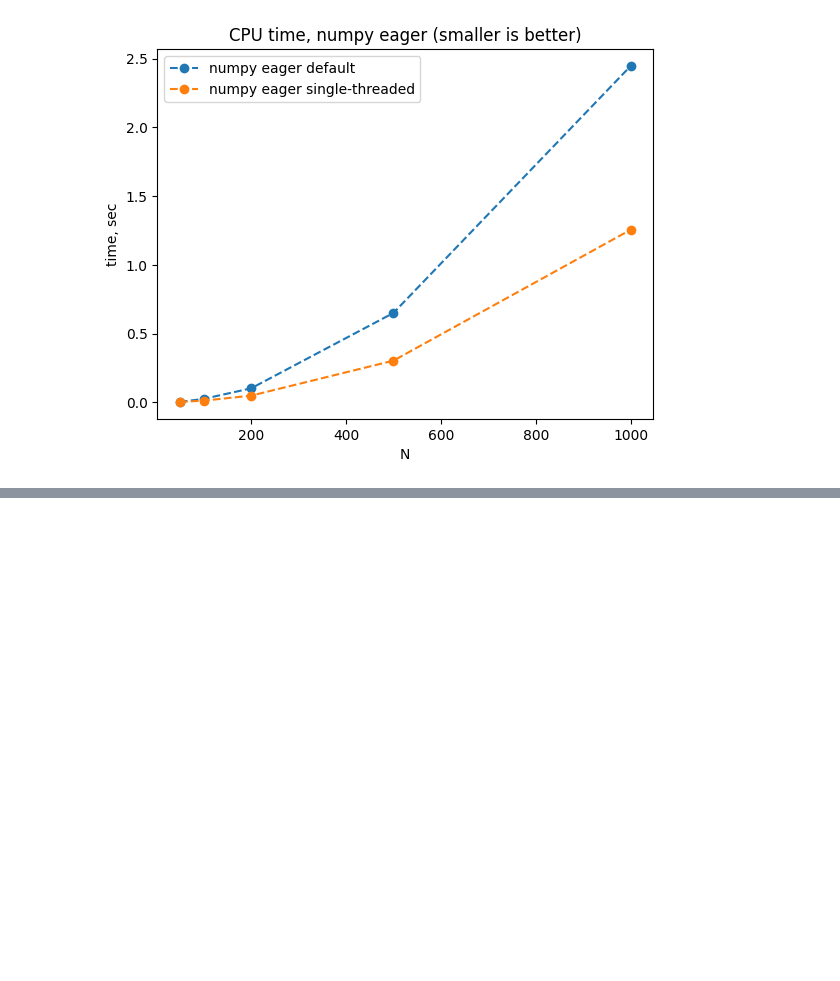
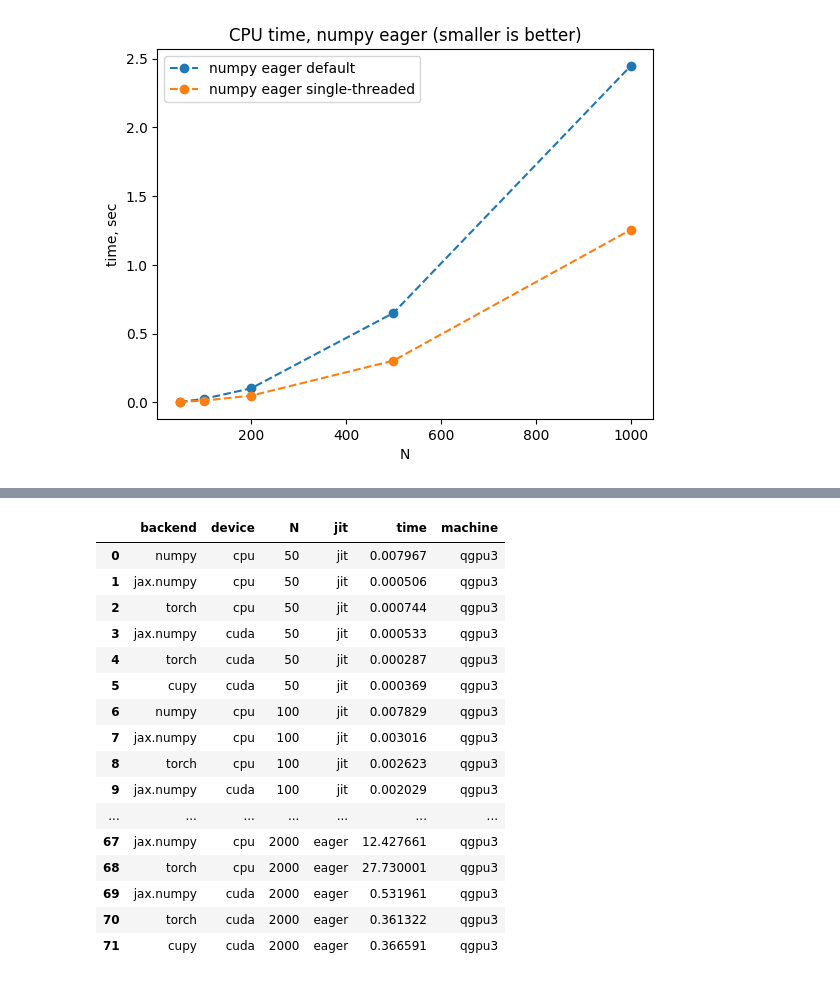
Before and after one commit to ev-br/bench_playground, a Jupyter notebook: viz.rbf.ipynb, the cells around one changed output, grey strips where cells are left out. Saved outputs shown, nothing was run; the diff lists cells and outputs as text; code cells hidden in the pictures; blank space fills up the shorter version.

```diff
--- a/viz.rbf.ipynb
+++ b/viz.rbf.ipynb
@@ -500,0 +572,23 @@ df__
+# %%
+pd.set_option('display.max_rows', None)
+
+df = to_pandas(lst)
+df
+# %% [output]
+|  | backend | device | N | jit | time | machine |
+| 0 | numpy | cpu | 50 | jit | 0.007967 | qgpu3 |
+| 1 | jax.numpy | cpu | 50 | jit | 0.000506 | qgpu3 |
+| 2 | torch | cpu | 50 | jit | 0.000744 | qgpu3 |
+| 3 | jax.numpy | cuda | 50 | jit | 0.000533 | qgpu3 |
+| 4 | torch | cuda | 50 | jit | 0.000287 | qgpu3 |
+| 5 | cupy | cuda | 50 | jit | 0.000369 | qgpu3 |
+| 6 | numpy | cpu | 100 | jit | 0.007829 | qgpu3 |
+| 7 | jax.numpy | cpu | 100 | jit | 0.003016 | qgpu3 |
+| 8 | torch | cpu | 100 | jit | 0.002623 | qgpu3 |
+| 9 | jax.numpy | cuda | 100 | jit | 0.002029 | qgpu3 |
+| ... | ... | ... | ... | ... | ... | ... |
+| 67 | jax.numpy | cpu | 2000 | eager | 12.427661 | qgpu3 |
+| 68 | torch | cpu | 2000 | eager | 27.730001 | qgpu3 |
+| 69 | jax.numpy | cuda | 2000 | eager | 0.531961 | qgpu3 |
+| 70 | torch | cuda | 2000 | eager | 0.361322 | qgpu3 |
+| 71 | cupy | cuda | 2000 | eager | 0.366591 | qgpu3 |
```
Also changed, not shown: parts of 11 cells of this notebook, 1 other file.
